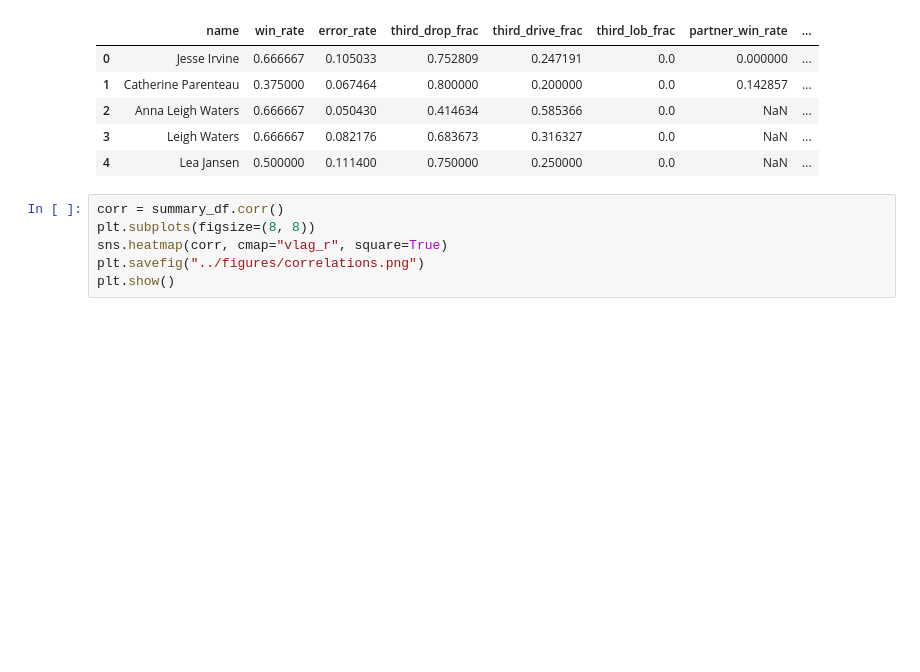
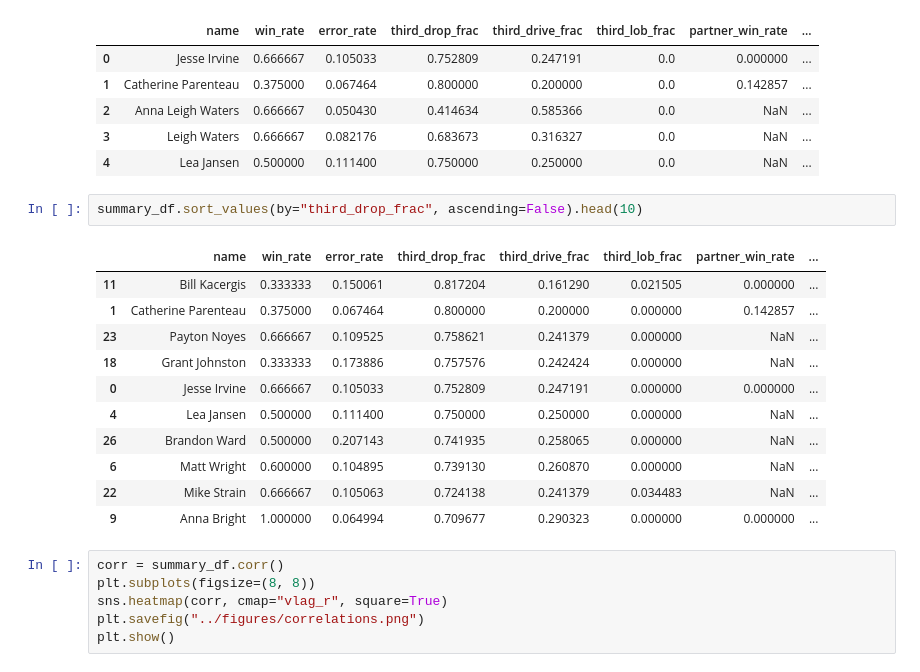
Before and after one commit to NolanSmyth/pklshop, a Jupyter notebook: examples/correlations.ipynb, the cells around one changed output. Saved outputs shown, nothing was run; the diff lists cells and outputs as text; blank space fills up the shorter version.

```diff
--- a/examples/correlations.ipynb
+++ b/examples/correlations.ipynb
@@ -72,6 +72,20 @@ summary_df.head()
 | 2 | Anna Leigh Waters | 0.666667 | 0.050430 | 0.414634 | 0.585366 | 0.0 | NaN | ... |
 | 3 | Leigh Waters | 0.666667 | 0.082176 | 0.683673 | 0.316327 | 0.0 | NaN | ... |
 | 4 | Lea Jansen | 0.500000 | 0.111400 | 0.750000 | 0.250000 | 0.0 | NaN | ... |
+# %%
+summary_df.sort_values(by="third_drop_frac", ascending=False).head(10)
+# %% [output]
+|  | name | win_rate | error_rate | third_drop_frac | third_drive_frac | third_lob_frac | partner_win_rate | ... |
+| 11 | Bill Kacergis | 0.333333 | 0.150061 | 0.817204 | 0.161290 | 0.021505 | 0.000000 | ... |
+| 1 | Catherine Parenteau | 0.375000 | 0.067464 | 0.800000 | 0.200000 | 0.000000 | 0.142857 | ... |
+| 23 | Payton Noyes | 0.666667 | 0.109525 | 0.758621 | 0.241379 | 0.000000 | NaN | ... |
+| 18 | Grant Johnston | 0.333333 | 0.173886 | 0.757576 | 0.242424 | 0.000000 | NaN | ... |
+| 0 | Jesse Irvine | 0.666667 | 0.105033 | 0.752809 | 0.247191 | 0.000000 | 0.000000 | ... |
+| 4 | Lea Jansen | 0.500000 | 0.111400 | 0.750000 | 0.250000 | 0.000000 | NaN | ... |
+| 26 | Brandon Ward | 0.500000 | 0.207143 | 0.741935 | 0.258065 | 0.000000 | NaN | ... |
+| 6 | Matt Wright | 0.600000 | 0.104895 | 0.739130 | 0.260870 | 0.000000 | NaN | ... |
+| 22 | Mike Strain | 0.666667 | 0.105063 | 0.724138 | 0.241379 | 0.034483 | NaN | ... |
+| 9 | Anna Bright | 1.000000 | 0.064994 | 0.709677 | 0.290323 | 0.000000 | 0.000000 | ... |
 # %%
 corr = summary_df.corr()
 plt.subplots(figsize=(8, 8))
```
Also changed, not shown: 1 other file.
